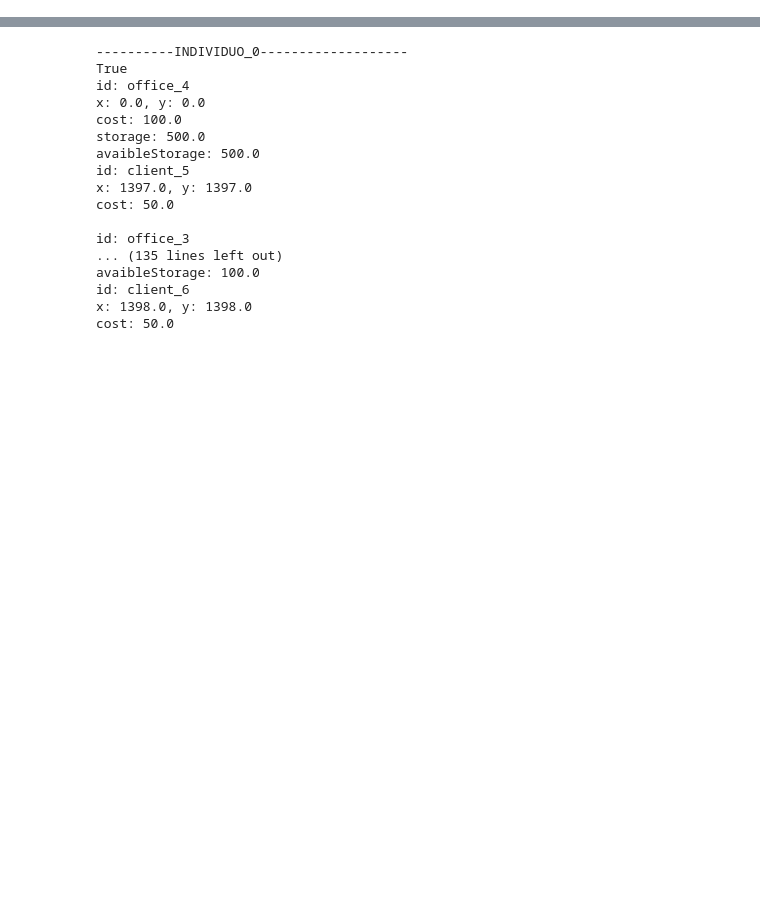
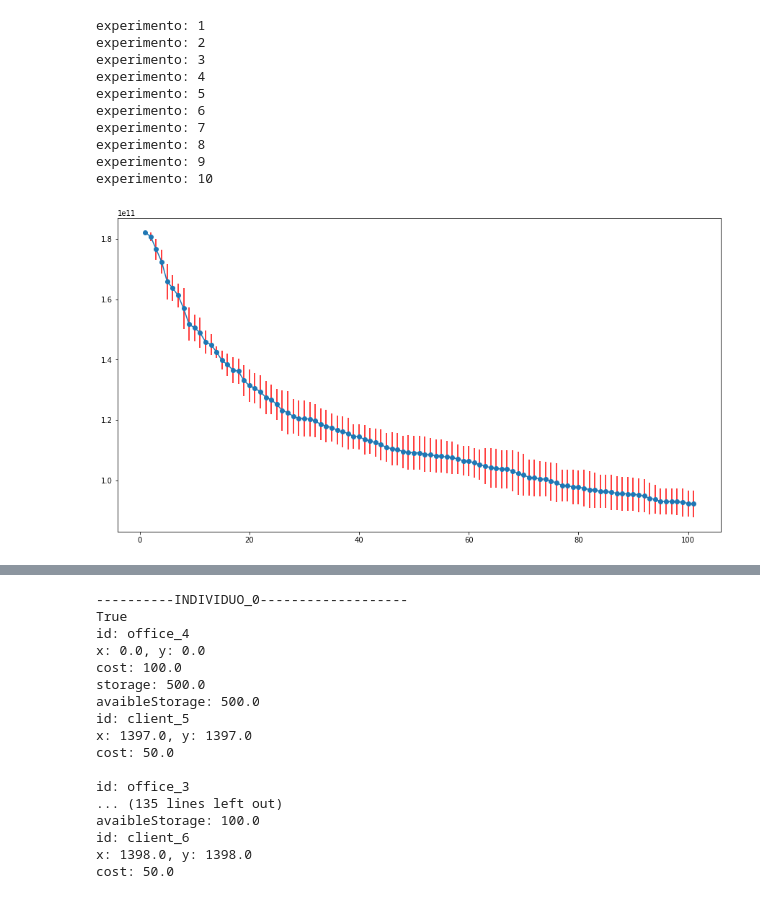
Before and after one commit to DavidSotoA/Optimzacion, a Jupyter notebook: Genetic_Algorithm.ipynb, the cells around one changed output, grey strips where cells are left out. Cells and saved outputs as stored; diff of their text form; code cells hidden in the pictures; blank space fills up the shorter version.

Commit message:
algorimos geneticos v1

```diff
--- a/Genetic_Algorithm.ipynb
+++ b/Genetic_Algorithm.ipynb
@@ -260,0 +398,57 @@ def cruce(poblacion, clientes, sedes, hijosSample):
+# %%
+def graficar(mean, std, iteraciones):
+    x = [x + 1 for x in range(iteraciones + 1)]
+    plt.figure(figsize=(15, 8))
+    plt.errorbar(x, mean, yerr=std, fmt='-o', ecolor='r')
+    plt.show()
+
+def experimentos(pathIn, numExperimentos,generaciones, tamPoblacion, hijosSample, mutacionProb, seleccionElitismo, participantesTorneoSample):
+    sedes, clientes = procesarDatos(pathIn)
+    poblacion = crearPoblacion(tamPoblacion, sedes, clientes)
+
+    c = [str(x) for x in range(generaciones + 1)]
+    df = pd.DataFrame(columns = c)
+    mejorIndividuo = seleccionPorElitismo(poblacion, 1/len(poblacion.individuals))[0]
+    mejorIndividuoInicial = seleccionPorElitismo(poblacion, 1/len(poblacion.individuals))[0].fitness()
+
+
+    for i in range(numExperimentos):
+        print("experimento: " + str(i + 1))
+        p = Population(poblacion.individuals[:])
+        x = geneticAlgorithmExperiments(pathIn, p, generaciones, \
+                                        tamPoblacion, hijosSample, mutacionProb, \
+                                        seleccionElitismo, participantesTorneoSample)
+        df.loc[len(df)] = [mejorIndividuoInicial] + [a[1] for a in x]
+
+
+    mean = df[c].mean().tolist()
+    std = df[c].std().tolist()
+    graficar(mean, std, generaciones)
+# %%
+# Experimentos
+
+import pandas as pd
+import numpy as np
+
+pathIn =  "./data/fl_25_1"
+generaciones = 100
+tamPoblacion = 10
+hijosSample = 2
+mutacionProb = 1
+seleccionElitismo = 0.1
+participantesTorneoSample = 0.2
+numExperimentos = 10
+
+experimentos(pathIn, numExperimentos,generaciones, tamPoblacion, hijosSample, mutacionProb, seleccionElitismo, participantesTorneoSample)
+# %% [output]
+experimento: 1
+experimento: 2
+experimento: 3
+experimento: 4
+experimento: 5
+experimento: 6
+experimento: 7
+experimento: 8
+experimento: 9
+experimento: 10
+[figure, added]
```
Also changed, not shown: parts of 20 cells of this notebook, 3 other files.
